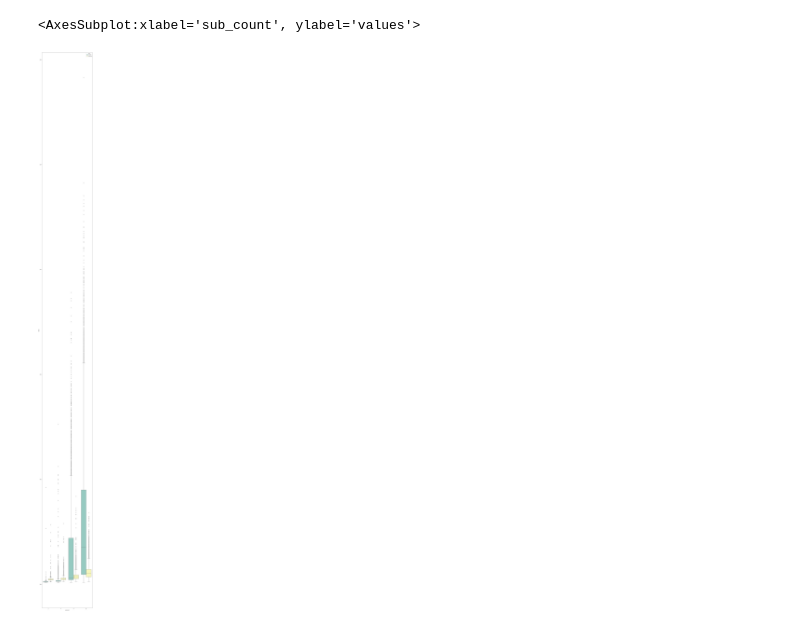
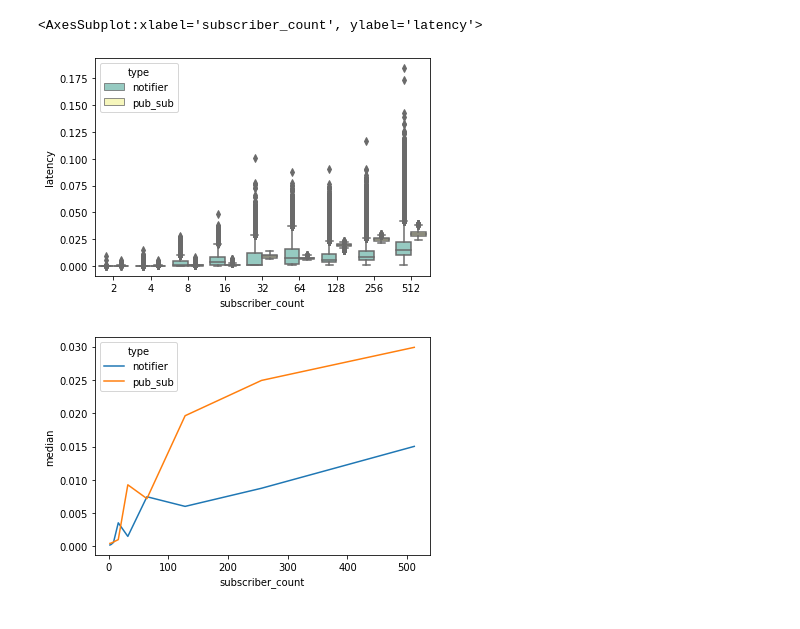
Before and after one commit to cmelende/CS6381_Project, a Jupyter notebook: DataExploration/box_plots.ipynb, the cells around one changed output. Saved outputs shown, nothing was run; the diff lists cells and outputs as text; code cells hidden in the pictures.

Commit message:
analysis and charts

```diff
--- a/DataExploration/box_plots.ipynb
+++ b/DataExploration/box_plots.ipynb
@@ -1,8 +1,11 @@
 # %%
-#imports
-
+import matplotlib.pyplot as plt
 import pandas as pd
 import seaborn as sns
-import matplotlib.pyplot as plt
-plt.rcParams["figure.figsize"] = [10.00, 100.50]
-plt.rcParams["figure.autolayout"] = True
+
+from DataExploration.dexp import DataExplorationFrameFactory, StatisticsReport, DataframeUtils
+from dexp.MergedResultFactory import MergedResultFactory
+
+# plt.rcParams["figure.figsize"] = [25.50, 125.50]
+# plt.rcParams["figure.autolayout"] = True
+# sns.set(font_scale=4)
@@ -53,0 +12,9 @@ pub_sub_all_dfs: list[pd.DataFrame] = [
+# %%
+# constants
+notifier_data_path = "../performance_tests/notifier"
+pub_sub_data_path = "../performance_tests/pubsub"
+# %%
+notifier_dfs = DataExplorationFrameFactory.generate_notifier_dataframes(notifier_data_path)
+pub_sub_dfs = DataExplorationFrameFactory.generate_pub_sub_dataframes(pub_sub_data_path)
+factory = MergedResultFactory(notifier_dfs, pub_sub_dfs)
+df = factory.combine_dfs()
@@ -54,9 +52,11 @@ pub_sub_all_dfs: list[pd.DataFrame] = [
 # %%
-factory = MergedResultFactory(notifier_all_dfs, pub_sub_all_dfs)
-df = factory.combine_dfs()
-
-ax = sns.boxplot(x="sub_count", y="values", hue="type",data=df, palette="Set3")
-ax
+bp = sns.boxplot(x="subscriber_count", y="latency", hue="type",data=df, palette="Set3")
+bp
 # %% [output]
-<AxesSubplot:xlabel='sub_count', ylabel='values'>
+<AxesSubplot:xlabel='subscriber_count', ylabel='latency'>
-[figure, old version]
+[figure, new version]
+# %%
+line_plot_with_median_df = DataframeUtils.create_median_dataframes(notifier_dfs, pub_sub_dfs, "median")
+lp_mode = sns.lineplot(data=line_plot_with_median_df, x="subscriber_count", y="median", hue="type")
+# %% [output]
+[figure, added]
```
Also changed, not shown: parts of 5 cells of this notebook, 18 other files.
